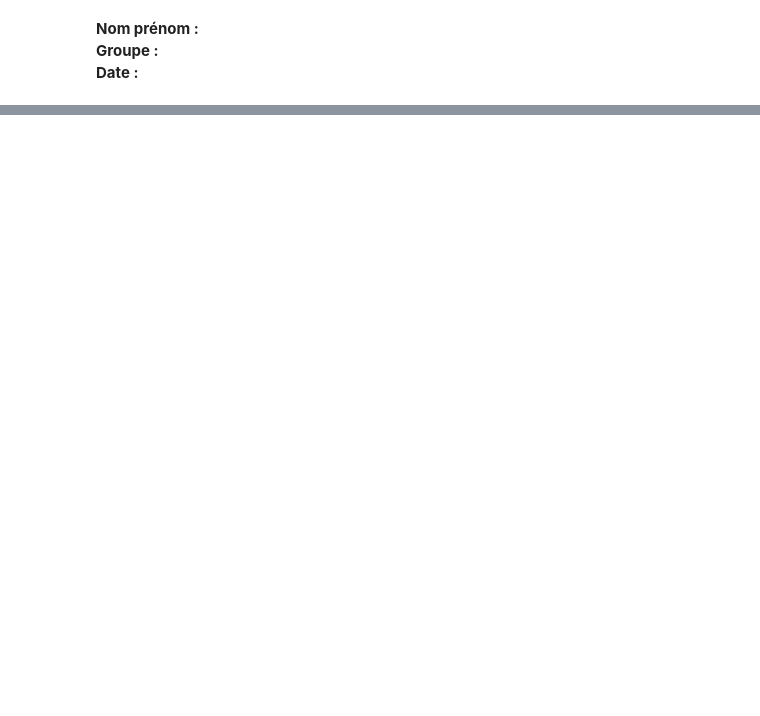
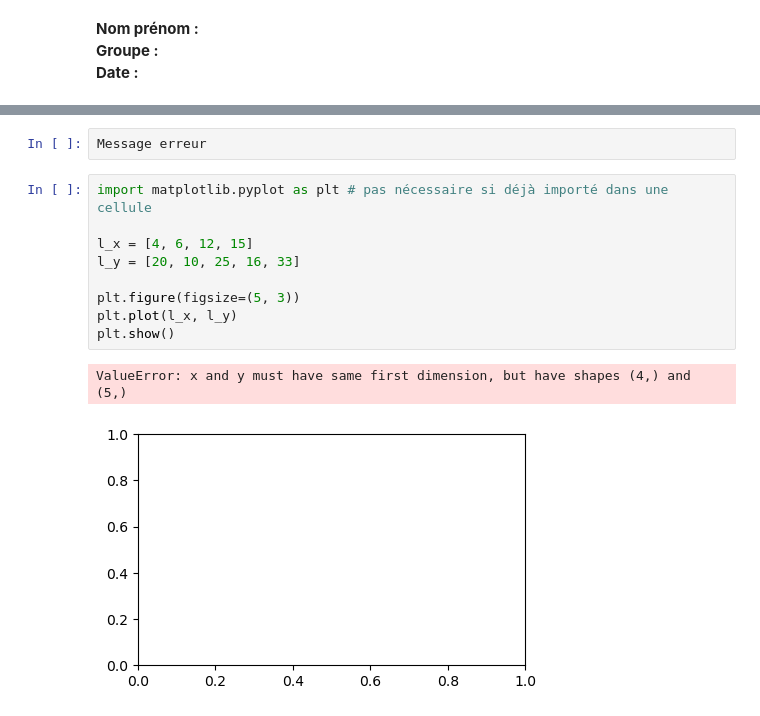
Before and after one commit to maxbauergit/SVE, a Jupyter notebook: TP-foad-Nom-prenom.ipynb, the cells around one changed output, grey strips where cells are left out. Drawn from its saved outputs; the diff is of its cells as text; blank space fills up the shorter version.

```diff
--- a/TP-foad-Nom-prenom.ipynb
+++ b/TP-foad-Nom-prenom.ipynb
@@ -390,0 +135,14 @@ print("Suite du programme ....") # n'est pas exécuté
+# %%
+Message erreur
+# %%
+import matplotlib.pyplot as plt # pas nécessaire si déjà importé dans une cellule
+
+l_x = [4, 6, 12, 15]
+l_y = [20, 10, 25, 16, 33]
+
+plt.figure(figsize=(5, 3))
+plt.plot(l_x, l_y)
+plt.show()
+# %% [output]
+ValueError: x and y must have same first dimension, but have shapes (4,) and (5,)
+[figure, added]
```
Also changed, not shown: parts of 110 cells of this notebook.
